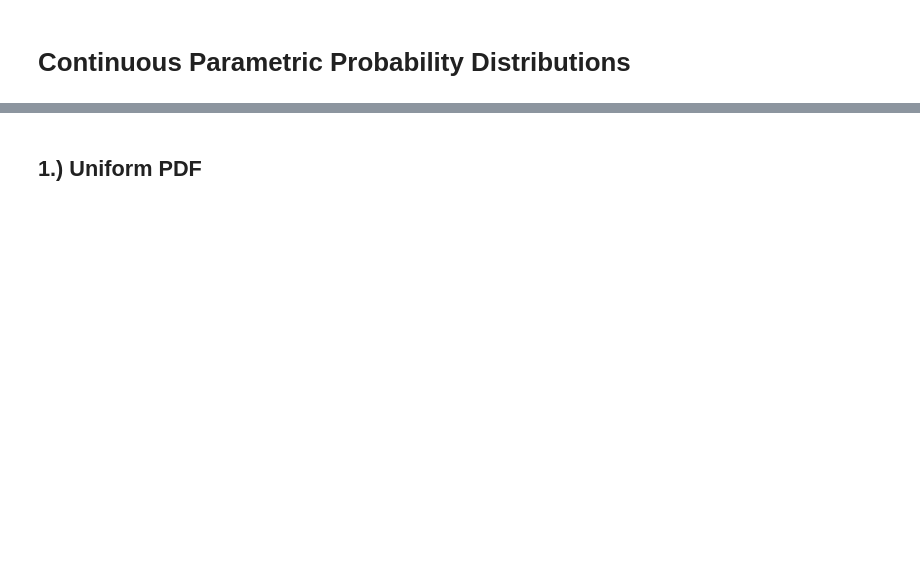
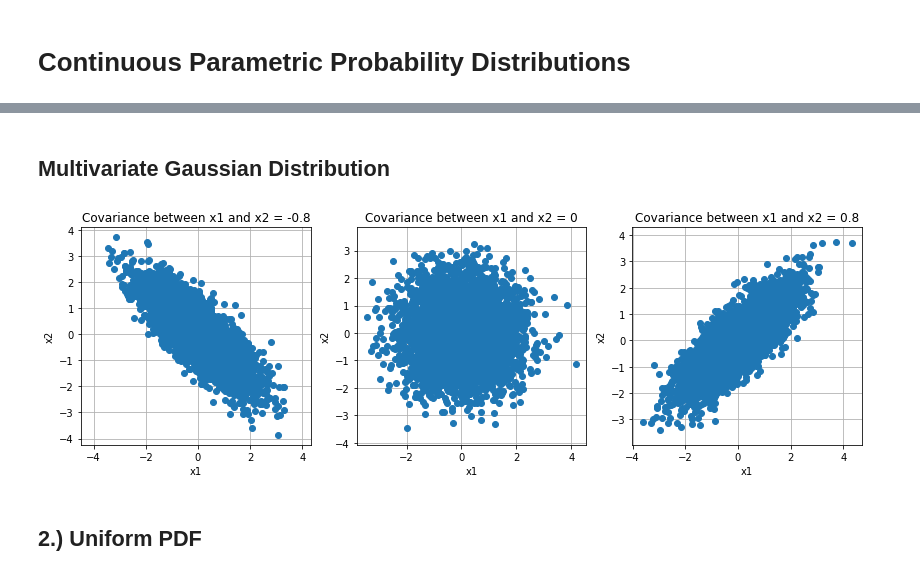
Before and after one commit to wblumberg/ESCI446, a Jupyter notebook: Parametric_Distributions/Continuous_Distributions.ipynb, the cells around one changed output, grey strips where cells are left out. Saved outputs shown, nothing was run; the diff lists cells and outputs as text; code cells hidden in the pictures; blank space fills up the shorter version.

```diff
--- a/Parametric_Distributions/Continuous_Distributions.ipynb
+++ b/Parametric_Distributions/Continuous_Distributions.ipynb
@@ -11,3 +59,41 @@ np.random.seed(1234) # set a standard seed so that we can all see the same distr
+# %% [markdown]
+## Multivariate Gaussian Distribution
+# %%
+# List containing the variance
+# covariance values
+cov_val = [-0.8, 0, 0.8]
+
+# Setting mean of the distribution to
+# be at (0,0)
+mean = np.array([0,0])
+
+# Iterating over different covariance
+# values
+plt.figure(figsize=(14,4))
+for idx, val in enumerate(cov_val):
+    plt.subplot(1,3,idx+1)
+
+    # Initializing the covariance matrix
+    cov = np.array([[1, val], [val, 1]])
+
+    # Generating a Gaussian bivariate distribution
+    # with given mean and covariance matrix
+    distr = stats.multivariate_normal(cov = cov, mean = mean)
+
+    # Generating 5000 samples out of the
+    # distribution
+    data = distr.rvs(size = 5000)
+
+    # Plotting the generated samples
+    plt.plot(data[:,0],data[:,1], 'o')
+    plt.title(f'Covariance between x1 and x2 = {val}')
+    plt.xlabel('x1')
+    plt.ylabel('x2')
+    plt.axis('equal')
+    plt.grid()
+plt.show()
+# %% [output]
+[figure, added]
 # %% [markdown]
-## 1.) Uniform PDF
+## 2.) Uniform PDF
 # %%
```
Also changed, not shown: parts of 25 cells of this notebook, 3 other files.
